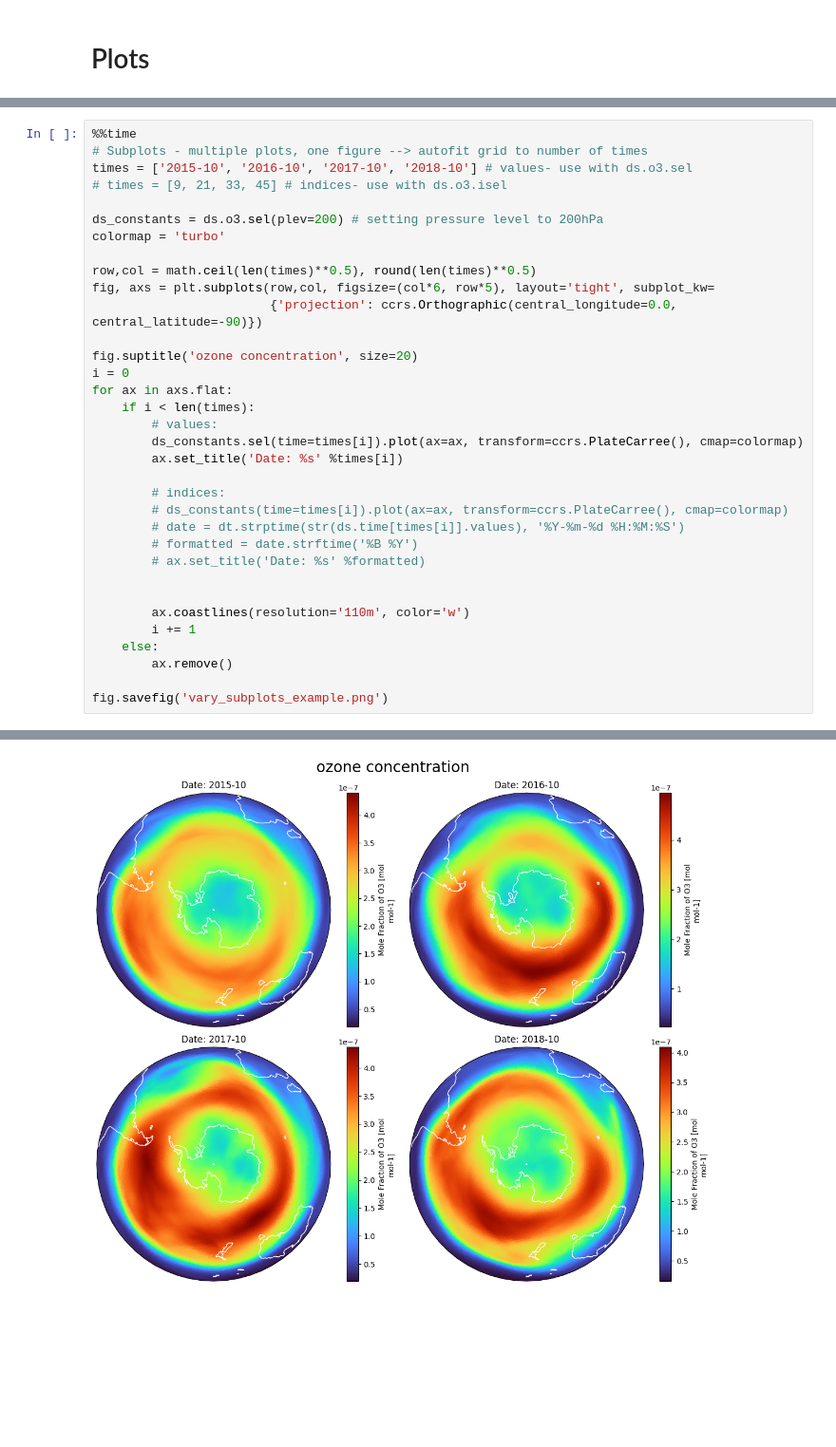
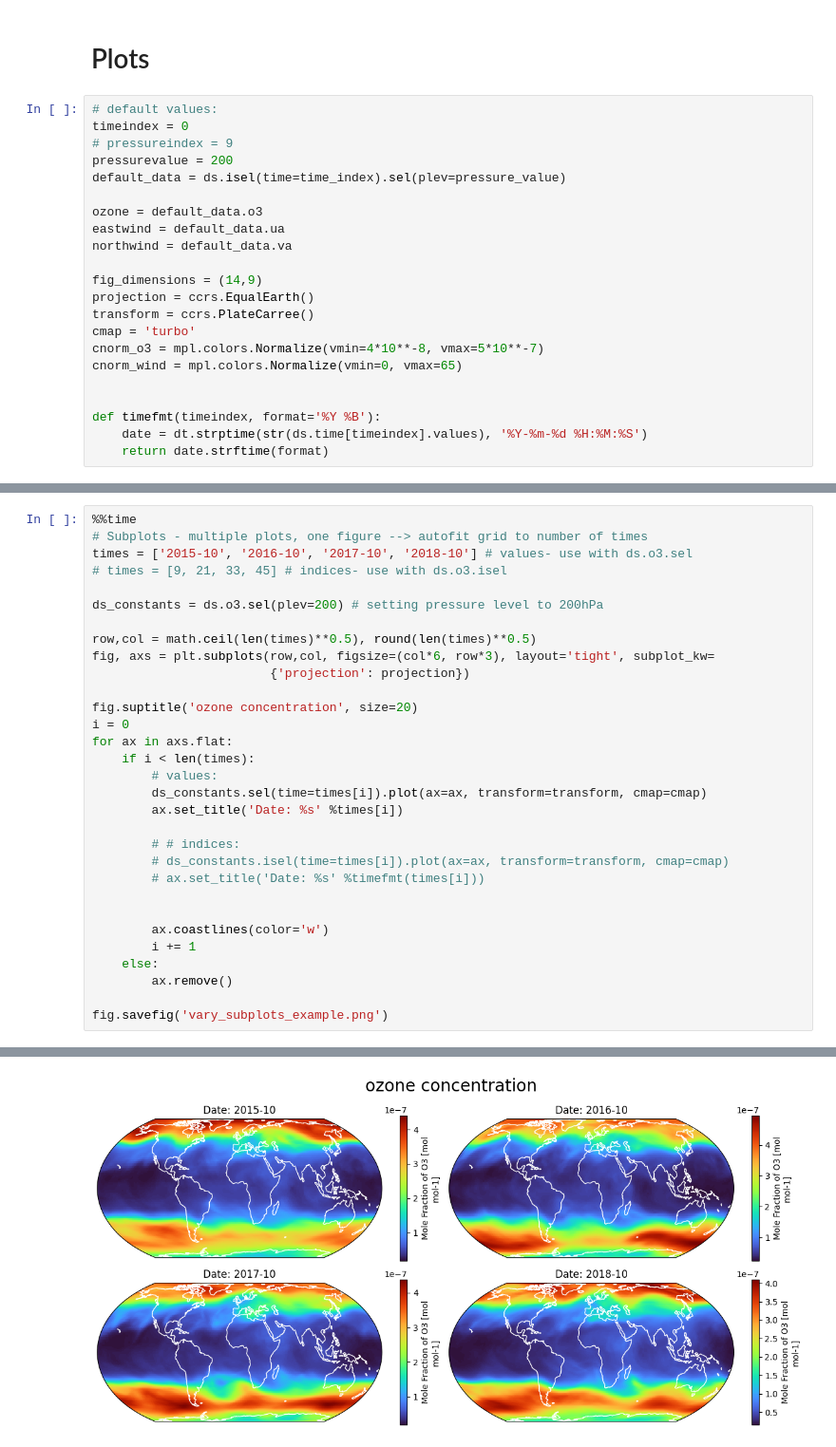
Before and after one commit to lara-j-ds/Summer_Project_24-25, a Jupyter notebook: JupyterNotebook/Xarray_StartupGuide.ipynb, the cells around one changed output, grey strips where cells are left out. Shown at 95% size. Cells and saved outputs as stored; diff of their text form; blank space fills up the shorter version.

```diff
--- a/JupyterNotebook/Xarray_StartupGuide.ipynb
+++ b/JupyterNotebook/Xarray_StartupGuide.ipynb
@@ -154,3 +133,25 @@ fig.savefig('annotate.svg') #links in images only work in svg format
 [figure]
 # %% [markdown]
 # Plots
+# %%
+# default values:
+timeindex = 0
+# pressureindex = 9
+pressurevalue = 200
+default_data = ds.isel(time=time_index).sel(plev=pressure_value)
+
+ozone = default_data.o3
+eastwind = default_data.ua
+northwind = default_data.va
+
+fig_dimensions = (14,9)
+projection = ccrs.EqualEarth()
+transform = ccrs.PlateCarree()
+cmap = 'turbo'
+cnorm_o3 = mpl.colors.Normalize(vmin=4*10**-8, vmax=5*10**-7)
+cnorm_wind = mpl.colors.Normalize(vmin=0, vmax=65)
+
+
+def timefmt(timeindex, format='%Y %B'):
+    date = dt.strptime(str(ds.time[timeindex].values), '%Y-%m-%d %H:%M:%S')
+    return date.strftime(format)
@@ -306,28 +282,25 @@ times = ['2015-10', '2016-10', '2017-10', '2018-10'] # values- use with ds.o3.se
 # times = [9, 21, 33, 45] # indices- use with ds.o3.isel
 
 ds_constants = ds.o3.sel(plev=200) # setting pressure level to 200hPa
-colormap = 'turbo'
 
 row,col = math.ceil(len(times)**0.5), round(len(times)**0.5)
-fig, axs = plt.subplots(row,col, figsize=(col*6, row*5), layout='tight', subplot_kw=
-                        {'projection': ccrs.Orthographic(central_longitude=0.0, central_latitude=-90)})
+fig, axs = plt.subplots(row,col, figsize=(col*6, row*3), layout='tight', subplot_kw=
+                        {'projection': projection})
 
 fig.suptitle('ozone concentration', size=20)
 i = 0
 for ax in axs.flat:
     if i < len(times):
         # values:
-        ds_constants.sel(time=times[i]).plot(ax=ax, transform=ccrs.PlateCarree(), cmap=colormap)
+        ds_constants.sel(time=times[i]).plot(ax=ax, transform=transform, cmap=cmap)
         ax.set_title('Date: %s' %times[i])
 
-        # indices:
-        # ds_constants(time=times[i]).plot(ax=ax, transform=ccrs.PlateCarree(), cmap=colormap)
-        # date = dt.strptime(str(ds.time[times[i]].values), '%Y-%m-%d %H:%M:%S')
-        # formatted = date.strftime('%B %Y')
-        # ax.set_title('Date: %s' %formatted)
+        # # indices:
+        # ds_constants.isel(time=times[i]).plot(ax=ax, transform=transform, cmap=cmap)
+        # ax.set_title('Date: %s' %timefmt(times[i]))
 
 
-        ax.coastlines(resolution='110m', color='w')
+        ax.coastlines(color='w')
         i += 1
     else:
         ax.remove()
@@ -339 +312 @@ Wall time: 1.37 s
-[figure, old version]
+[figure, new version]
```
Also changed, not shown: parts of 14 cells of this notebook, 1 other file.
